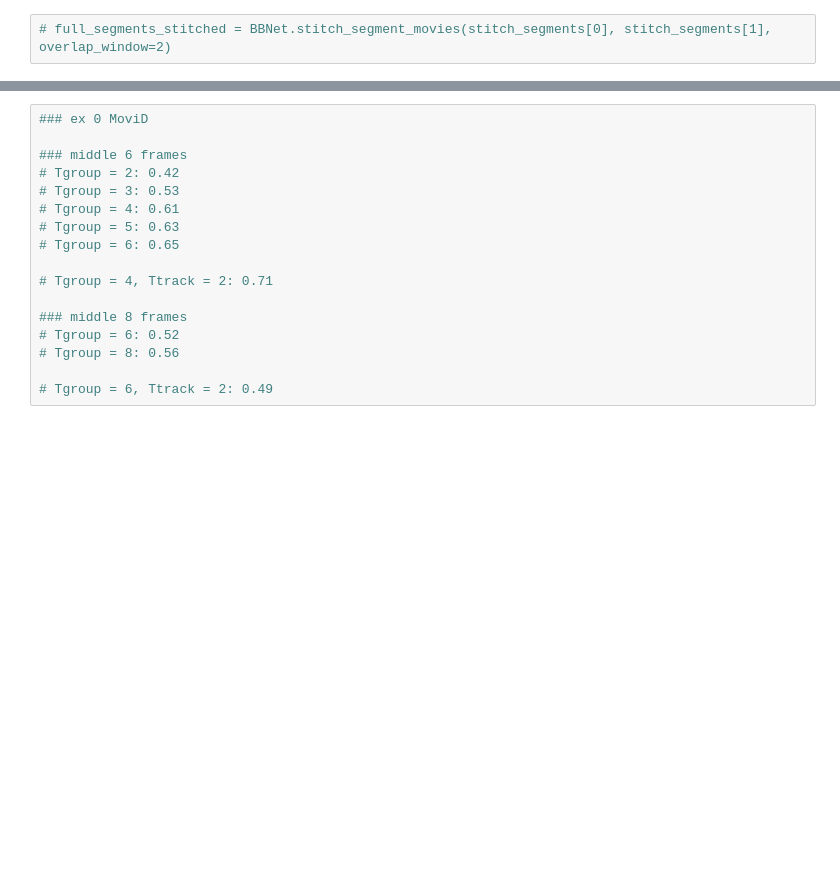
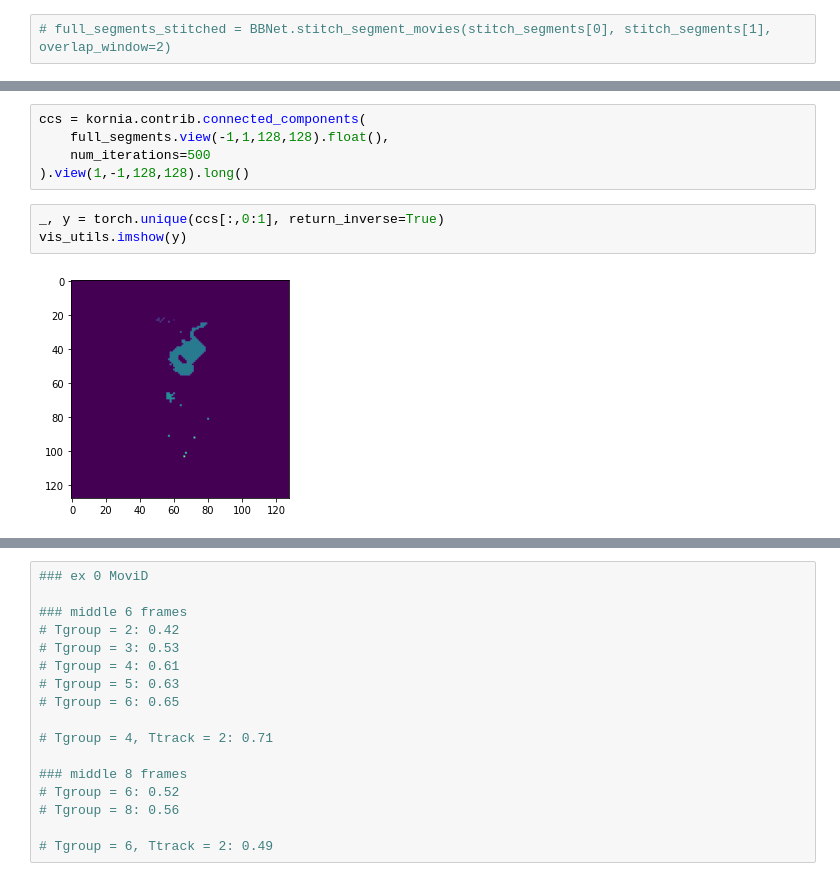
Before and after one commit to neuroailab/RAFT, a Jupyter notebook: notebooks/Eval_MOVI_db051122-large.ipynb, the cells around one changed output, grey strips where cells are left out. Cells and saved outputs as stored; diff of their text form; blank space fills up the shorter version.

```diff
--- a/notebooks/Eval_MOVI_db051122-large.ipynb
+++ b/notebooks/Eval_MOVI_db051122-large.ipynb
@@ -332,0 +323,10 @@ tensor([0.6107], device='cuda:0')
+# %%
+ccs = kornia.contrib.connected_components(
+    full_segments.view(-1,1,128,128).float(),
+    num_iterations=500
+).view(1,-1,128,128).long()
+# %%
+_, y = torch.unique(ccs[:,0:1], return_inverse=True)
+vis_utils.imshow(y)
+# %% [output]
+[figure, added]
```
Also changed, not shown: parts of 53 cells of this notebook, 12 other files.
